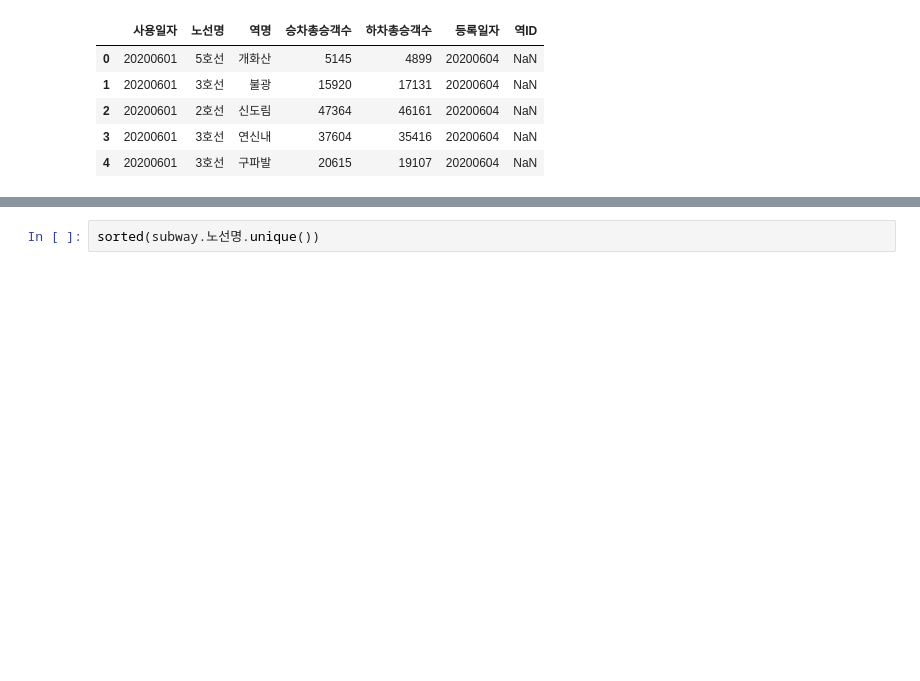
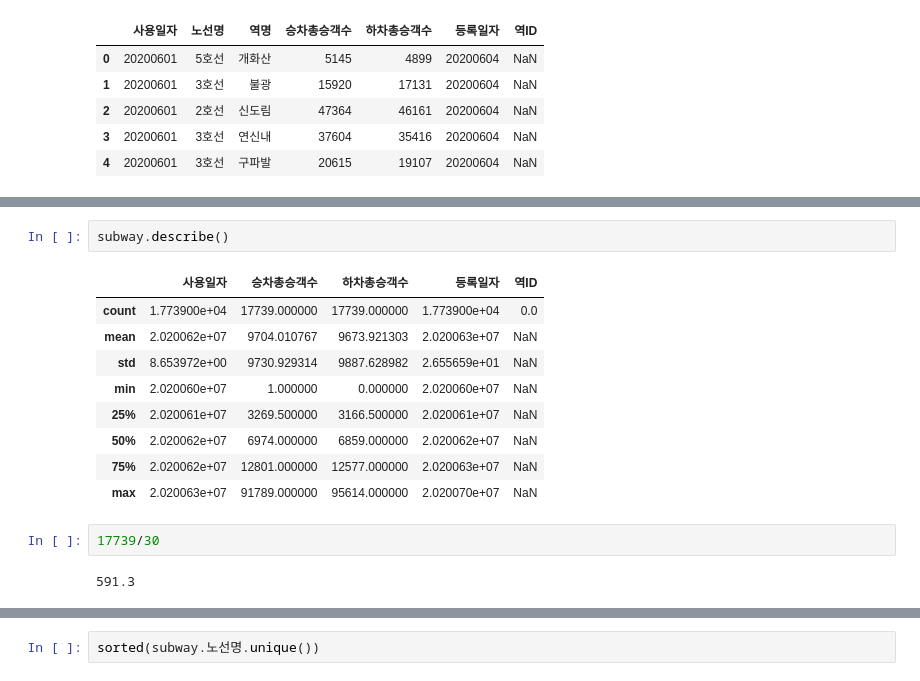
Before and after one commit to gubosd/lecture12, a Jupyter notebook: 데이터분석/04_pandas_01_기초.ipynb, the cells around one changed output, grey strips where cells are left out. Drawn from its saved outputs; the diff is of its cells as text; blank space fills up the shorter version.

```diff
--- a/데이터분석/04_pandas_01_기초.ipynb
+++ b/데이터분석/04_pandas_01_기초.ipynb
@@ -1146,0 +1228,16 @@ subway.tail()
+# %%
+subway.describe()
+# %% [output]
+|  | 사용일자 | 승차총승객수 | 하차총승객수 | 등록일자 | 역ID |
+| count | 1.773900e+04 | 17739.000000 | 17739.000000 | 1.773900e+04 | 0.0 |
+| mean | 2.020062e+07 | 9704.010767 | 9673.921303 | 2.020063e+07 | NaN |
+| std | 8.653972e+00 | 9730.929314 | 9887.628982 | 2.655659e+01 | NaN |
+| min | 2.020060e+07 | 1.000000 | 0.000000 | 2.020060e+07 | NaN |
+| 25% | 2.020061e+07 | 3269.500000 | 3166.500000 | 2.020061e+07 | NaN |
+| 50% | 2.020062e+07 | 6974.000000 | 6859.000000 | 2.020062e+07 | NaN |
+| 75% | 2.020062e+07 | 12801.000000 | 12577.000000 | 2.020063e+07 | NaN |
+| max | 2.020063e+07 | 91789.000000 | 95614.000000 | 2.020070e+07 | NaN |
+# %%
+17739/30
+# %% [output]
+591.3
```
Also changed, not shown: parts of 74 cells of this notebook.
